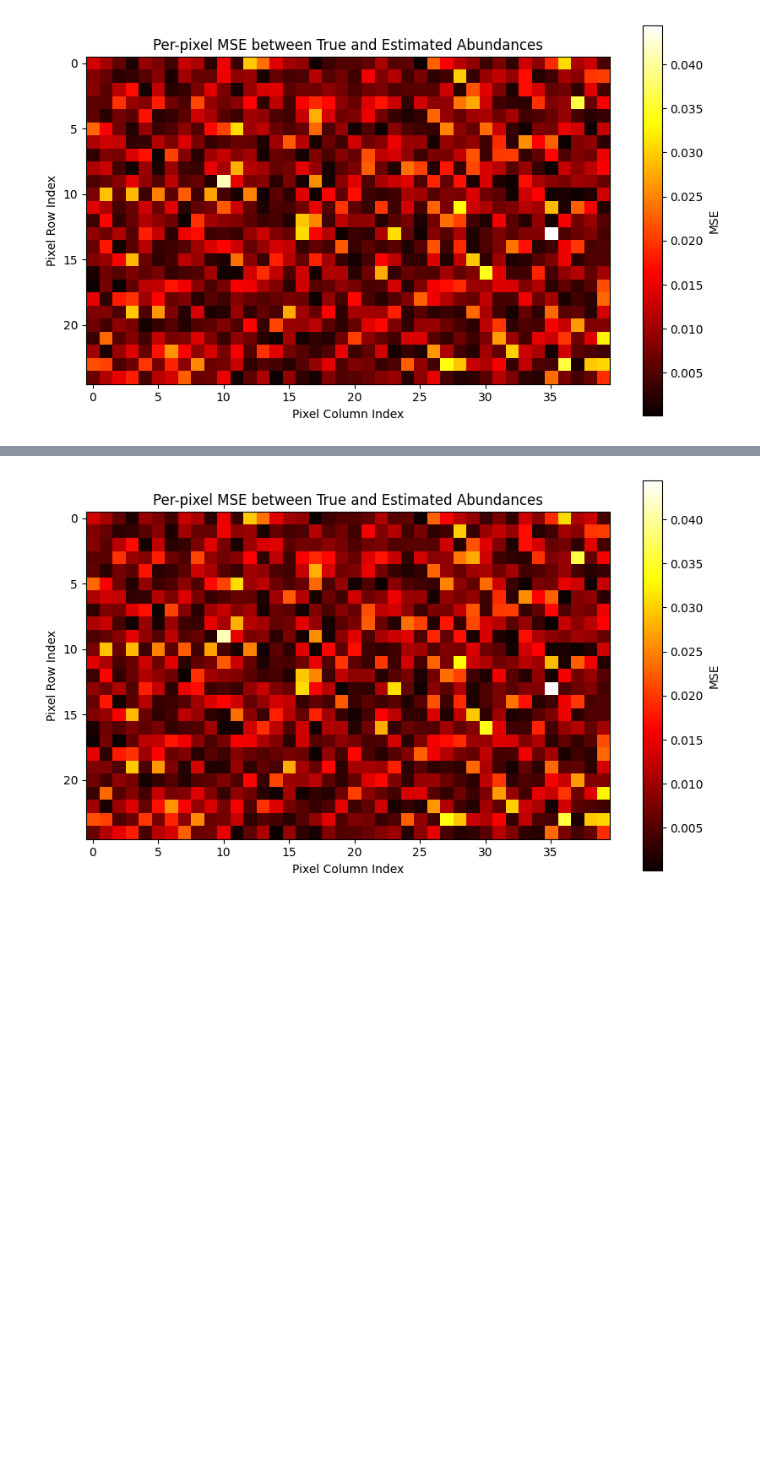
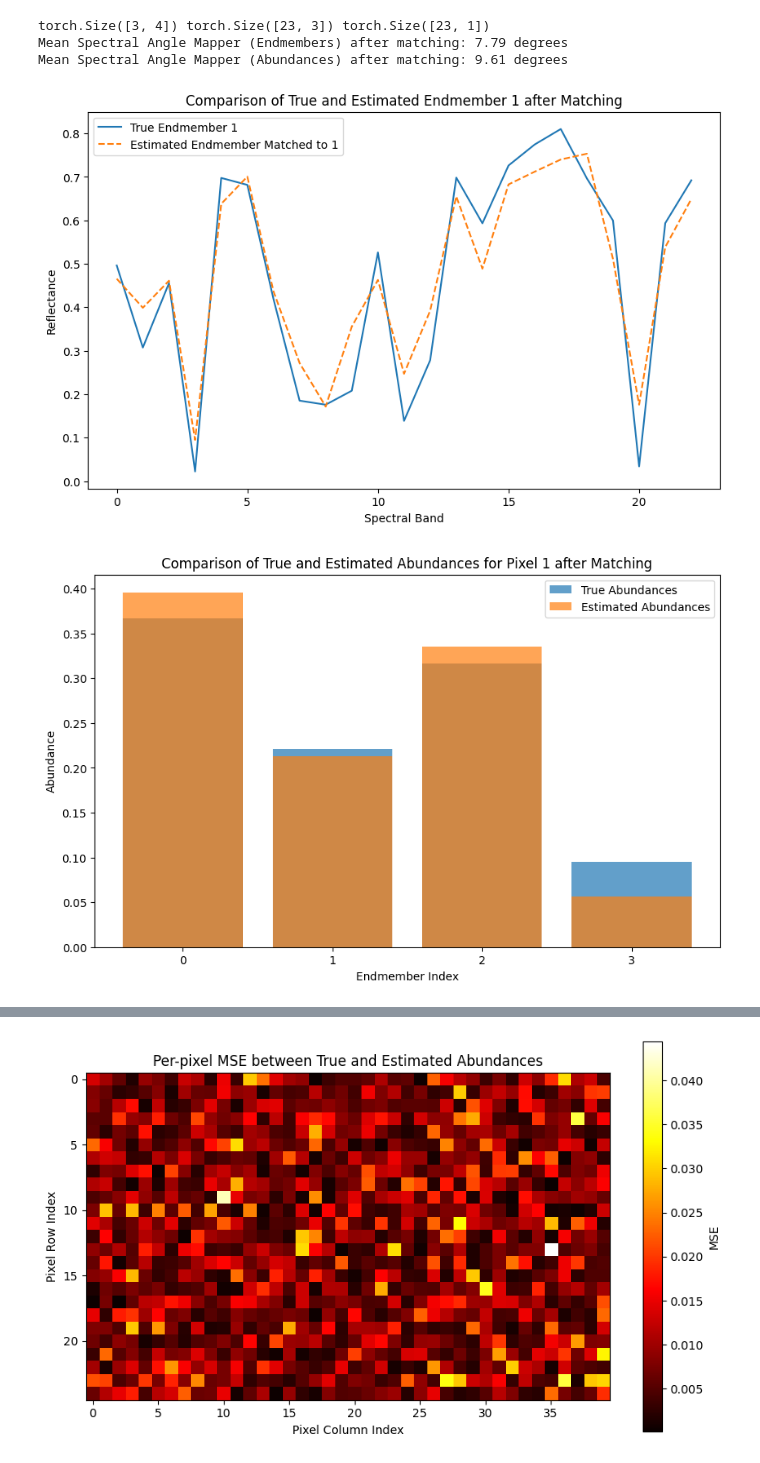
Before and after one commit to vladyslav-pauk/isnmm, a Jupyter notebook: notebooks/mves.ipynb, the cells around one changed output, grey strips where cells are left out. Drawn from its saved outputs; the diff is of its cells as text; code cells hidden in the pictures; blank space fills up the shorter version.

```diff
--- a/notebooks/mves.ipynb
+++ b/notebooks/mves.ipynb
@@ -11,9 +11,9 @@ torch.manual_seed(0)
 np.random.seed(0)
 
 # Parameters
-M = 100    # Number of spectral bands
+M = 23    # Number of spectral bands
 N = 4     # Number of endmembers
-L = 100000  # Number of pixels
+L = 10000  # Number of pixels
 
 # Generate random endmember signatures (A), each column is an endmember
 A = torch.rand(M, N)
@@ -71,6 +71,8 @@ if vertices.shape[0] > N:
     alpha_est = torch.from_numpy(kmeans.cluster_centers_.T)
 else:
     alpha_est = torch.from_numpy(vertices[:N].T)
+
+print(alpha_est.shape, C.shape, d.shape)
 
 # Construct B matrix
 B = alpha_est[:, :-1] - alpha_est[:, [-1]]  # Shape: (N-1, N-1)
@@ -168,31 +170,35 @@ def plot_multiple_abundances(pixel_indices):
     cols = 2  # Number of columns in the grid
     rows = (num_pixels + 1) // cols  # Calculate the number of rows needed
 
     fig, axs = plt.subplots(rows, cols, figsize=(12, rows * 4))
     axs = axs.flatten()
 
     for i, pixel_index in enumerate(pixel_indices):
         if pixel_index < 0 or pixel_index >= L:
             print(f"Pixel index {pixel_index} is out of bounds.")
             continue
 
         axs[i].bar(range(N), abundances[:, pixel_index].numpy(), alpha=0.7, label='True Abundances')
         axs[i].bar(range(N), s_est_matched[:, pixel_index].numpy(), alpha=0.7, label='Estimated Abundances')
         axs[i].set_xticks(range(N))
         axs[i].set_title(f'Pixel {pixel_index + 1}')
         axs[i].set_xlabel('Endmember Index')
         axs[i].set_ylabel('Abundance')
         axs[i].legend()
 
     # Hide any unused subplots
     for j in range(i + 1, len(axs)):
         fig.delaxes(axs[j])
 
     plt.tight_layout()
     plt.show()
 
 # Example usage
 pixel_indices = [0, 9, 99, 199, 299]
 plot_multiple_abundances(pixel_indices)
 # %% [output]
+torch.Size([3, 4]) torch.Size([23, 3]) torch.Size([23, 1])
+Mean Spectral Angle Mapper (Endmembers) after matching: 7.79 degrees
+Mean Spectral Angle Mapper (Abundances) after matching: 9.61 degrees
-[figure, old version]
+[figure, new version]
+[figure, added]
```
Also changed, not shown: parts of 1 cell of this notebook, 31 other files.
